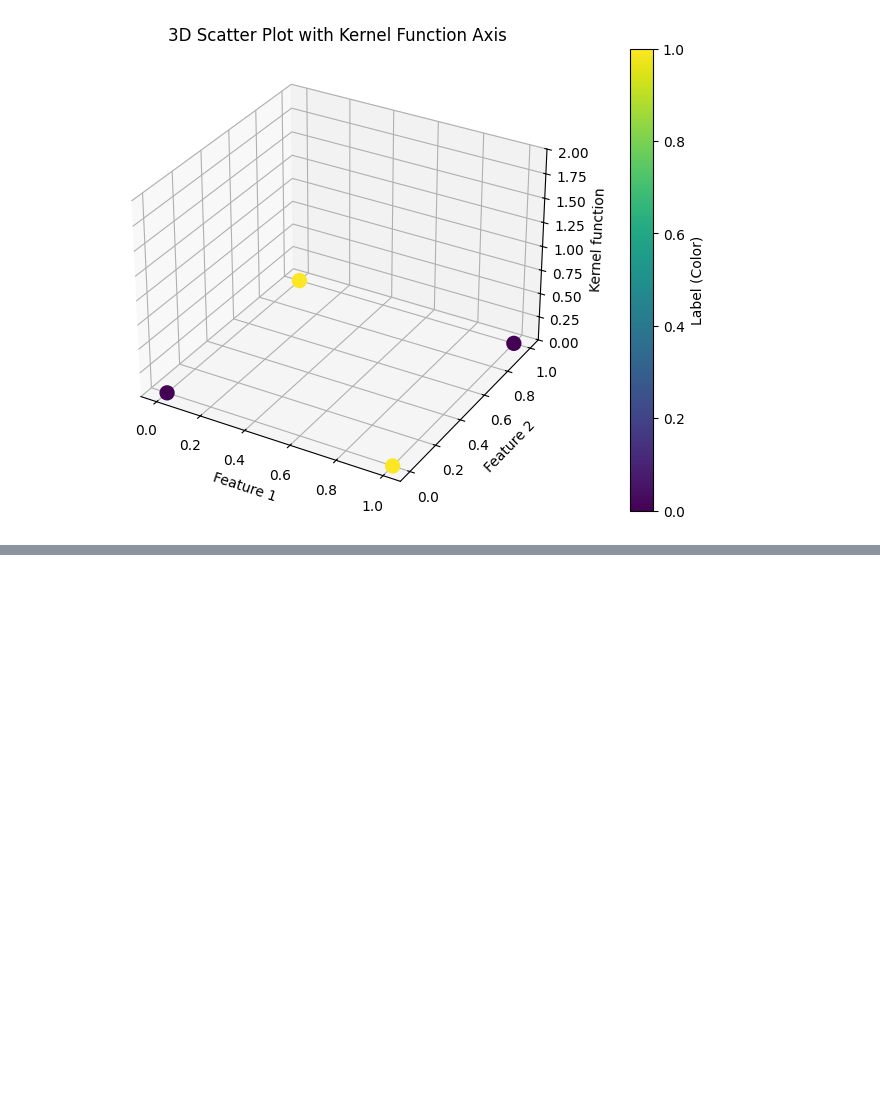
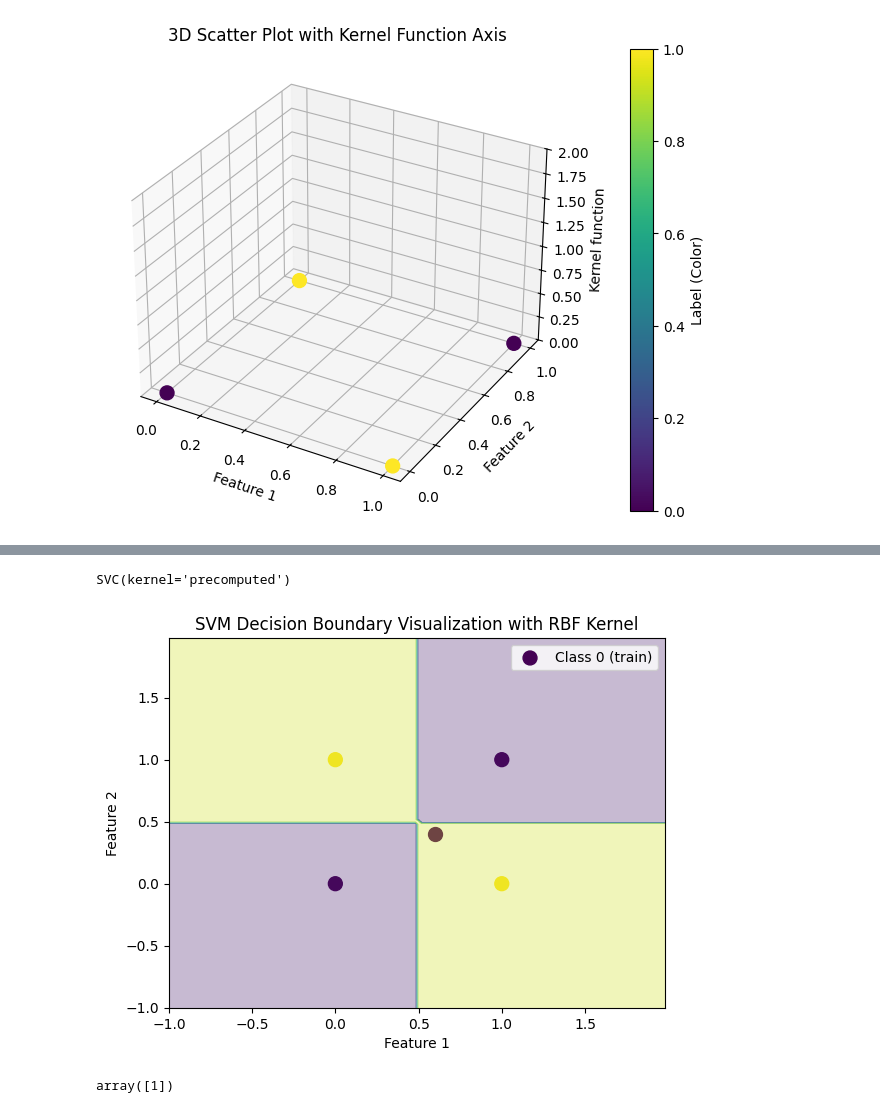
Before and after one commit to pm012/DataScience_sandbox, a Jupyter notebook: notebooks/module5/module5_1.ipynb, the cells around one changed output, grey strips where cells are left out. Saved outputs shown, nothing was run; the diff lists cells and outputs as text; code cells hidden in the pictures; blank space fills up the shorter version.

Commit message:
RBF kernel

```diff
--- a/notebooks/module5/module5_1.ipynb
+++ b/notebooks/module5/module5_1.ipynb
@@ -394,0 +408,11 @@ plt.show()
+# %%
+# Radial Basis Function (RBF) kernel calculation
+# https://scikit-learn.org/stable/auto-examples/svm/plot_rbf_parameters.html
+def rbf_kernel(X1, X2, gamma=1.0):
+    dist_squared = np.sum((X1[:, np.newaxis] - X2)**2, axis=-1)
+    return np.exp(-gamma * dist_squared)
+
+# Calculate RBF kernel values
+gamma = (1/(X.shape[1]*X.var()))
+rbf_kernel_values = rbf_kernel(X, X, gamma=gamma)
+rbf_kernel_values # pairwise RBF kernel values between samples
@@ -394,0 +605,54 @@ plt.show()
+# %%
+# previously
+# model = SVC(kernel='linear')
+# model.fit(X, y)
+
+# now
+X_ = rbf_kernel(X, Y=None, gamma=gamma)
+m_precomputed = SVC(kernel='precomputed')
+m_precomputed.fit(X_, y)
+# %% [output]
+SVC(kernel='precomputed')
+# %%
+# At prediction time, kernel values are computed for the inputs first
+X_test = np.array([[0.6, 0.4]])
+# Ensure X_test is 2D (n_samples, n_features)
+if X_test.ndim == 1:
+    X_test = X_test.reshape(1, -1)
+plt.scatter(X[:, 0], X[:, 1], c=y, s=100, alpha=1)
+
+x_min, x_max = X[:, 0].min() - 1, X[:, 0].max() + 1
+y_min, y_max = X[:, 1].min() - 1, X[:, 1].max() + 1
+xx, yy = np.meshgrid(np.arange(x_min, x_max, h),  np.arange(y_min, y_max, h))
+
+# Obtain predictions for test data
+# Step 1: pick the support vectors
+support_vectors = X
+# Step 2: use the support vectors to calculate kernel values for the test data
+kernel_test = rbf_kernel(X_test, Y=support_vectors, gamma=gamma) # support vectors!
+# Step 3: use the model previously trained on train data and predict outputs for y based on teh kernel values for the test data
+y_pred = m_precomputed.predict(kernel_test)
+
+plt.scatter(X_test[:, 0], X_test[:, 1], c=y_pred, s=100, alpha=1)
+
+# Obtain decision boundary values for each point in the meshgrid (same process as for the test data)
+kernel_grid = rbf_kernel(np.c_[xx.ravel(), yy.ravel()], Y=support_vectors, gamma=gamma) # support vectors!
+Z = m_precomputed.predict(kernel_grid)
+Z = Z.reshape(xx.shape)
+
+# Plot decision boundary as a contour plot
+plt.contourf(xx, yy, Z, cmap='viridis', alpha=0.3)
+
+# Set labels and title
+plt.xlabel('Feature 1')
+plt.ylabel('Feature 2')
+plt.title('SVM Decision Boundary Visualization with RBF Kernel')
+plt.legend(labels=['Class 0 (train)'])
+# Show the plot
+plt.show()
+# %% [output]
+[figure, added]
+# %%
+y_pred
+# %% [output]
+array([1])
```
Also changed, not shown: parts of 30 cells of this notebook.
